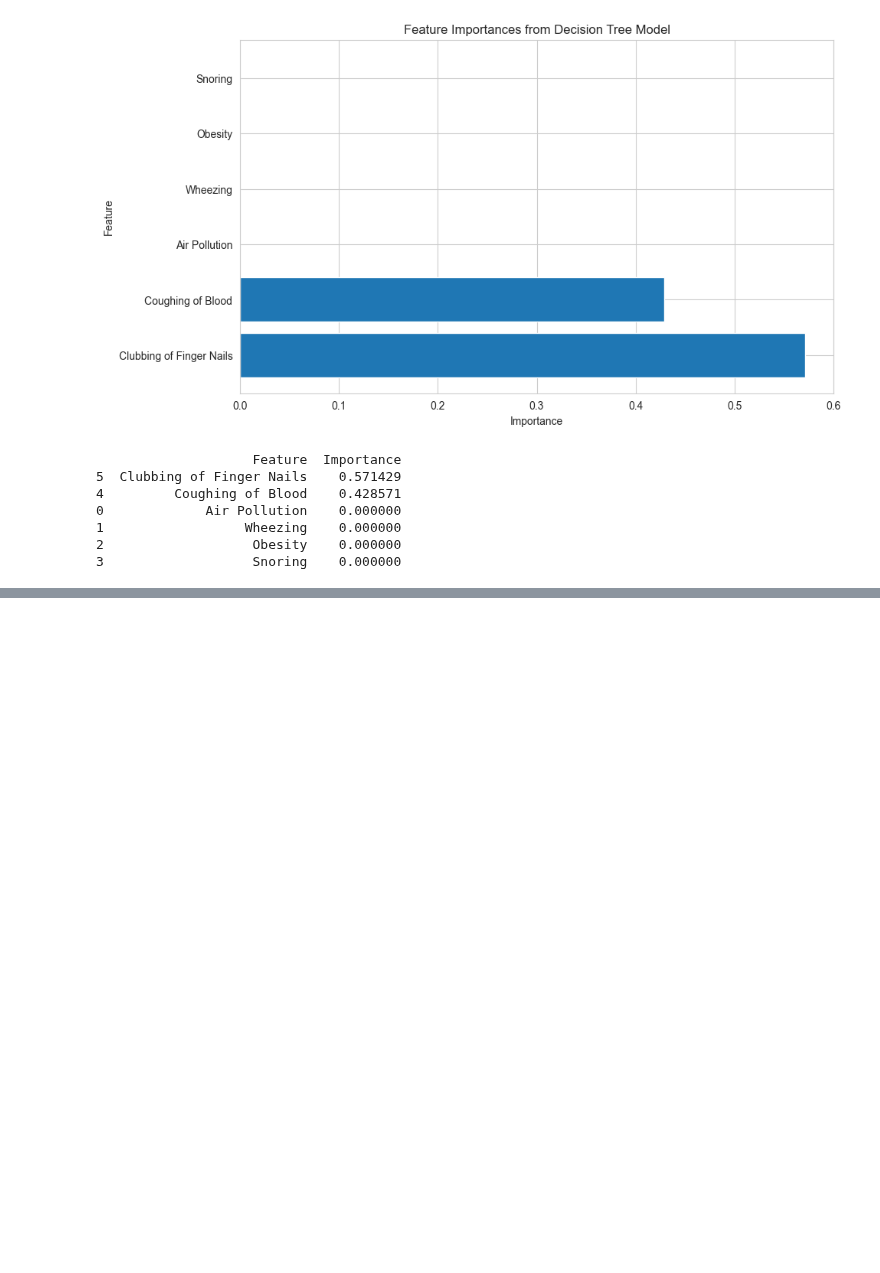
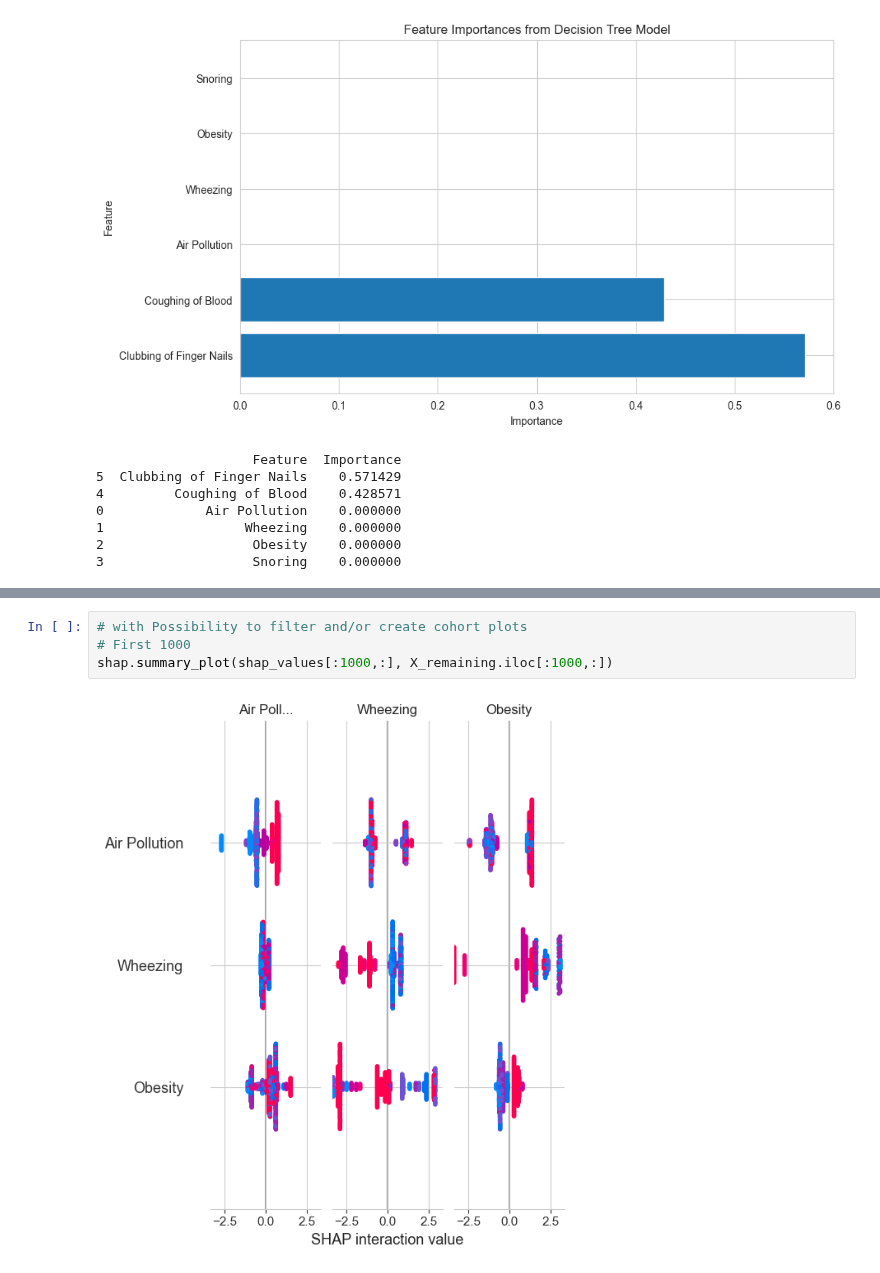
Before and after one commit to tewhol/Responsible_Data_Analysis_Group_1, a Jupyter notebook: model_Allegra.ipynb, the cells around one changed output, grey strips where cells are left out. Saved outputs shown, nothing was run; the diff lists cells and outputs as text; blank space fills up the shorter version.

```diff
--- a/model_Allegra.ipynb
+++ b/model_Allegra.ipynb
@@ -804,0 +855,6 @@ XGBClassifier(base_score=None, booster=None, callbacks=None,
+# %%
+# with Possibility to filter and/or create cohort plots
+# First 1000
+shap.summary_plot(shap_values[:1000,:], X_remaining.iloc[:1000,:])
+# %% [output]
+[figure, added]
```
Also changed, not shown: parts of 8 cells of this notebook.
